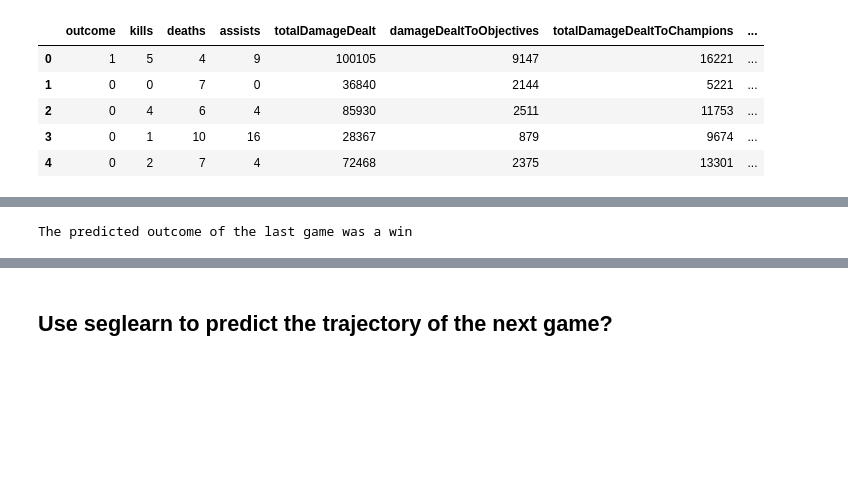
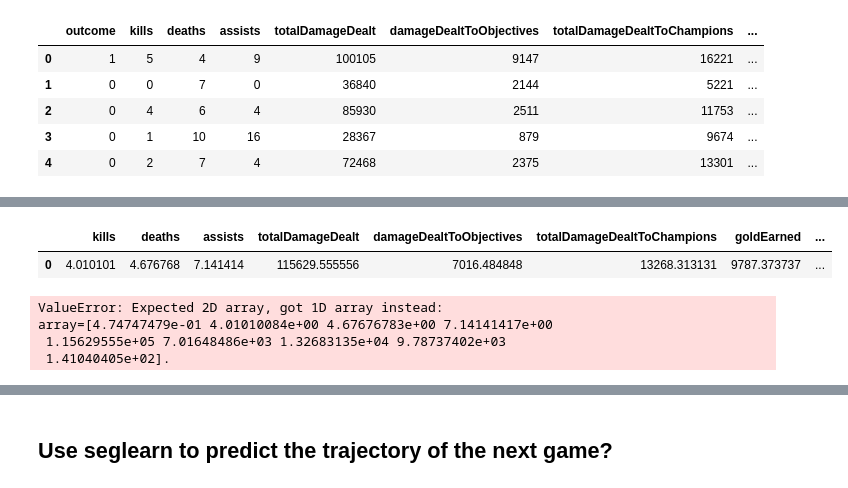
Before and after one commit to bszek213/ML-and-League-of-Legends, a Jupyter notebook: tyler1_predictor_win_loss.ipynb, the cells around one changed output, grey strips where cells are left out. Drawn from its saved outputs; the diff is of its cells as text; code cells hidden in the pictures; blank space fills up the shorter version.

Commit message:
add aggregate prediction

```diff
--- a/tyler1_predictor_win_loss.ipynb
+++ b/tyler1_predictor_win_loss.ipynb
@@ -141,14 +117,22 @@ Text(0.5, 1.0, 'HULKSMASH1337')
 # %%
-df2 = data_transformed_df.iloc[[0]]
-DF1 = df2.drop(columns=['outcome'])
+# df2 = data_transformed_df.iloc[[0]]
+# DF1 = df2.drop(columns=['outcome'])
+mean_data = data_transformed_df.mean(axis=0)
+mean_data.to_frame().T.drop(columns=['outcome'])
+# %% [output]
+|  | kills | deaths | assists | totalDamageDealt | damageDealtToObjectives | totalDamageDealtToChampions | goldEarned | ... |
+| 0 | 4.010101 | 4.676768 | 7.141414 | 115629.555556 | 7016.484848 | 13268.313131 | 9787.373737 | ... |
 # %%
-y_pred = model.predict(DF1)
+y_pred = model.predict(mean_data)
 if y_pred == 1:
     print('The predicted outcome of the last game was a win')
 else:
     print('The predicted outcome of the last game was a loss')
 # %% [output]
-The predicted outcome of the last game was a win
+ValueError: Expected 2D array, got 1D array instead:
+array=[4.74747479e-01 4.01010084e+00 4.67676783e+00 7.14141417e+00
+ 1.15629555e+05 7.01648486e+03 1.32683135e+04 9.78737402e+03
+ 1.41040405e+02].
 # %%
 #watcher.spectator.by_summoner(my_region,lol_tyler_1['id'])
 plt.plot(y_test,'o', color='black')
```
Also changed, not shown: parts of 4 cells of this notebook.
